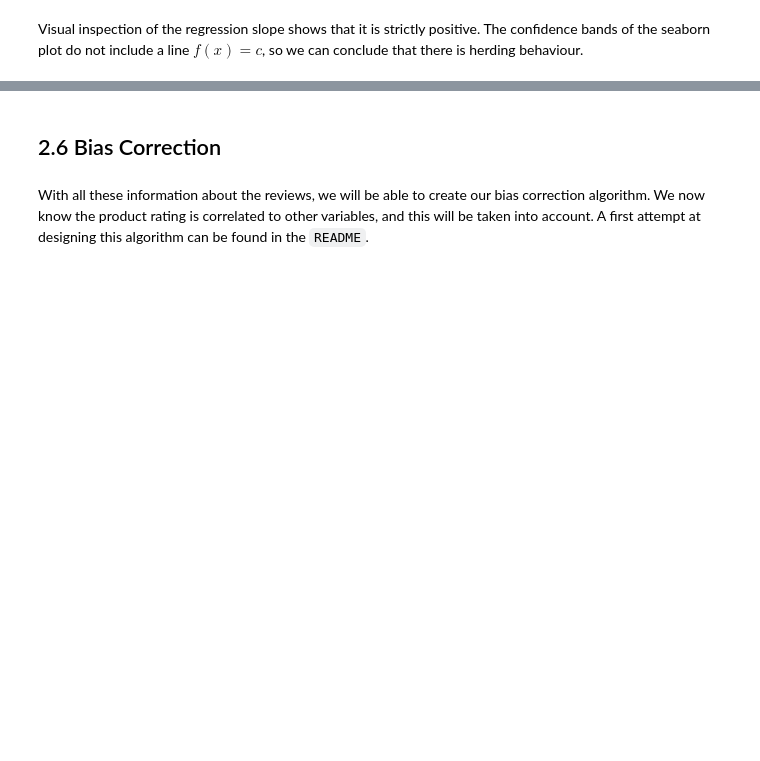
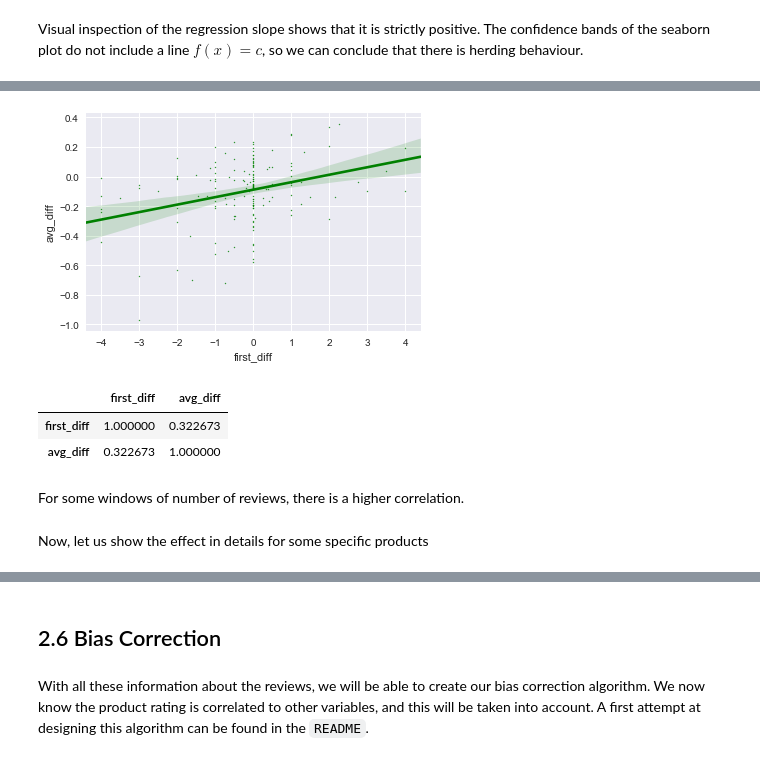
Before and after one commit to Billotais/cs_401_project, a Jupyter notebook: notebook.ipynb, the cells around one changed output, grey strips where cells are left out. Cells and saved outputs as stored; diff of their text form; code cells hidden in the pictures; blank space fills up the shorter version.

```diff
--- a/notebook.ipynb
+++ b/notebook.ipynb
@@ -687,0 +694,19 @@ Visual inspection of the regression slope shows that it is strictly positive. Th
+# %%
+df_bound_pd = df_bound.toPandas()
+# %%
+sns.regplot(df_bound_pd['first_diff'],df_bound_pd['avg_diff'],marker='o', color='green', scatter_kws={'s':2})
+plt.show()
+# %% [output]
+[figure, added]
+# %%
+df_bound_pd_clean = df_bound_pd.loc[df_bound_pd['first_diff']-df_bound_pd['first_diff'].astype(int)==0]
+df_bound_pd_clean.head()
+df_bound_pd_clean.corr()
+# %% [output]
+|  | first_diff | avg_diff |
+| first_diff | 1.000000 | 0.322673 |
+| avg_diff | 0.322673 | 1.000000 |
+# %% [markdown]
+For some windows of number of reviews, there is a higher correlation.
+# %% [markdown]
+Now, let us show the effect in details for some specific products
```
Also changed, not shown: parts of 16 cells of this notebook.
